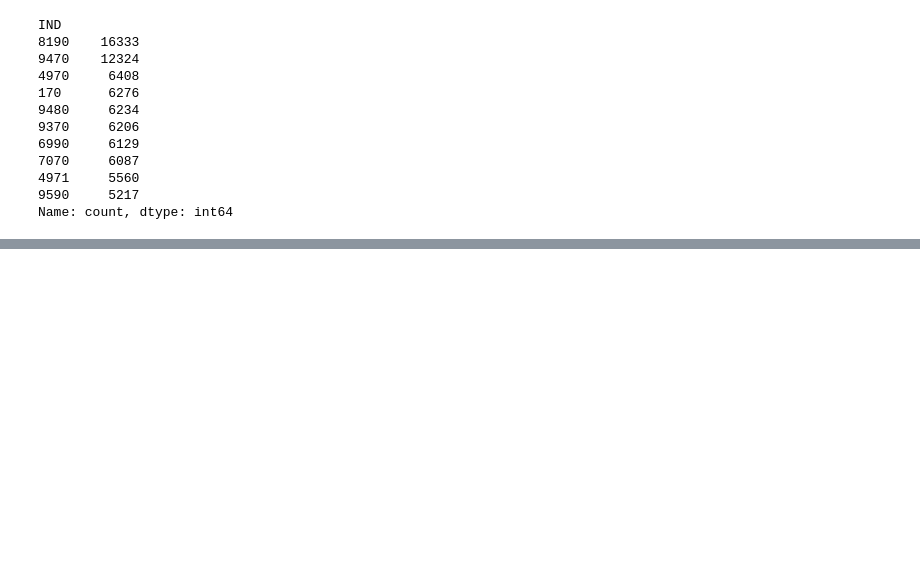
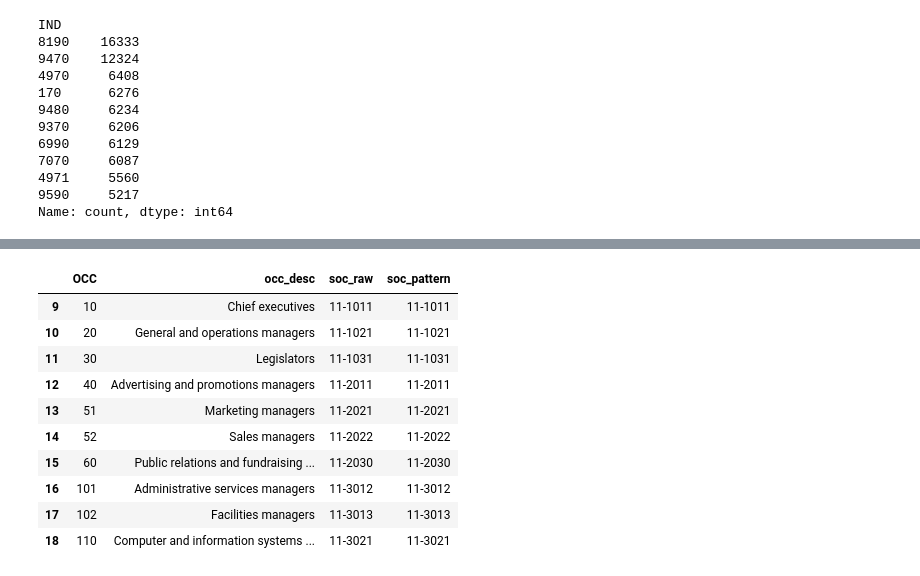
Before and after one commit to isaacvm98/UDS, a Jupyter notebook: data_merging.ipynb, the cells around one changed output, grey strips where cells are left out. Saved outputs shown, nothing was run; the diff lists cells and outputs as text; code cells hidden in the pictures; blank space fills up the shorter version.

```diff
--- a/data_merging.ipynb
+++ b/data_merging.ipynb
@@ -191,0 +211,47 @@ Name: count, dtype: int64
+# %%
+occ_crosswalk = (
+    pd.read_excel(
+        "data/2018-occupation-code-list-and-crosswalk.xlsx",
+        sheet_name="2018 Census Occ Code List",
+        header=0,
+    )
+    .dropna(how="all")
+    .rename(
+        columns={
+            "2018 Census Title ": "occ_desc",
+            "2018 Census Code": "census_occ_raw",
+            "2018 SOC Code": "soc_raw",
+        }
+    )
+)
+
+is_leaf = ~occ_crosswalk["census_occ_raw"].astype(str).str.contains("-", na=False)
+occ_crosswalk = occ_crosswalk.loc[is_leaf].copy()
+occ_crosswalk["OCC"] = pd.to_numeric(
+    occ_crosswalk["census_occ_raw"], errors="coerce"
+).astype("Int64")
+occ_crosswalk = occ_crosswalk.dropna(subset=["OCC"])
+
+
+def parse_soc_pattern(raw):
+    """SOC prefixes up to the first 'X' wildcard. "13-20XX" -> "13-20", "11-1011" -> "11-1011"."""
+    if pd.isna(raw):
+        return ""
+    m = re.match(r"^([\d\-]+)", str(raw).strip())
+    return m.group(1) if m else ""
+
+
+occ_crosswalk["soc_pattern"] = occ_crosswalk["soc_raw"].apply(parse_soc_pattern)
+occ_crosswalk[["OCC", "occ_desc", "soc_raw", "soc_pattern"]].head(10)
+# %% [output]
+|  | OCC | occ_desc | soc_raw | soc_pattern |
+| 9 | 10 | Chief executives | 11-1011 | 11-1011 |
+| 10 | 20 | General and operations managers | 11-1021 | 11-1021 |
+| 11 | 30 | Legislators | 11-1031 | 11-1031 |
+| 12 | 40 | Advertising and promotions managers | 11-2011 | 11-2011 |
+| 13 | 51 | Marketing managers | 11-2021 | 11-2021 |
+| 14 | 52 | Sales managers | 11-2022 | 11-2022 |
+| 15 | 60 | Public relations and fundraising ... | 11-2030 | 11-2030 |
+| 16 | 101 | Administrative services managers | 11-3012 | 11-3012 |
+| 17 | 102 | Facilities managers | 11-3013 | 11-3013 |
+| 18 | 110 | Computer and information systems ... | 11-3021 | 11-3021 |
```
Also changed, not shown: parts of 5 cells of this notebook.
